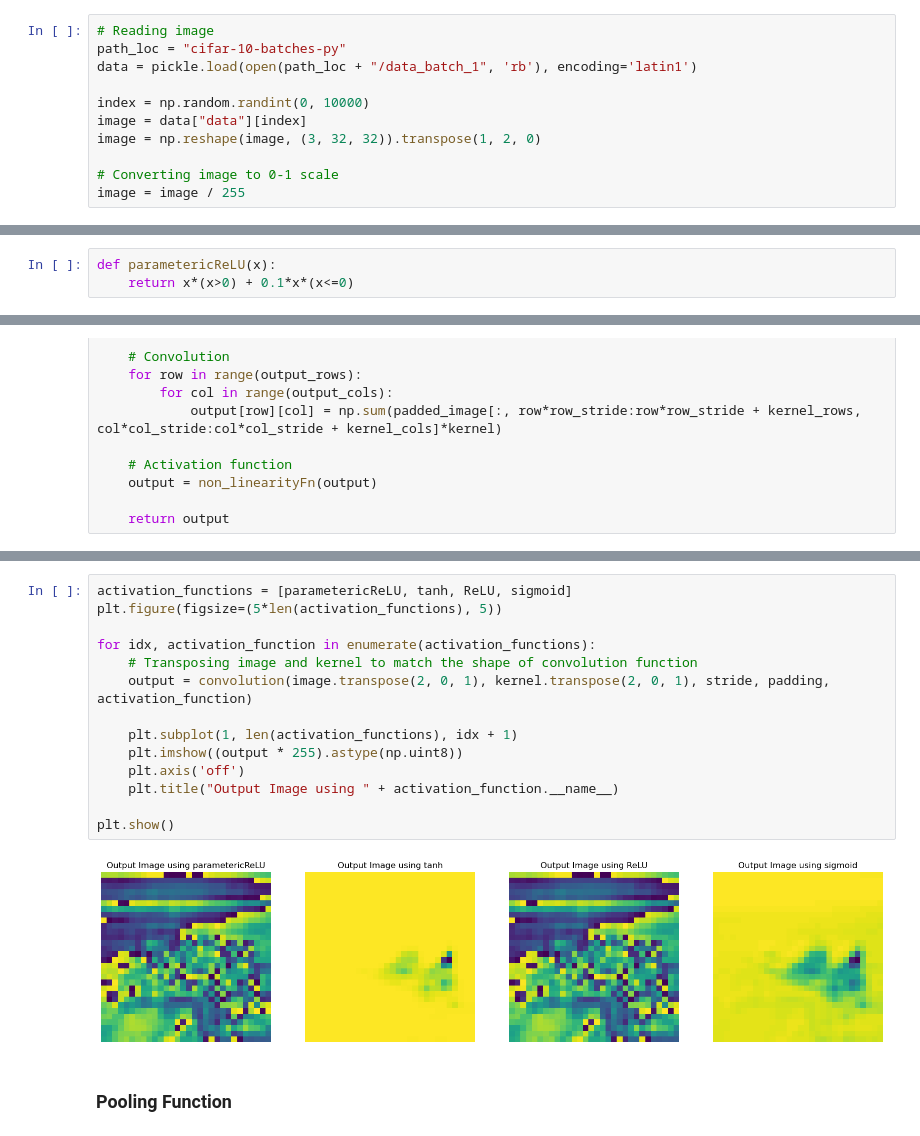
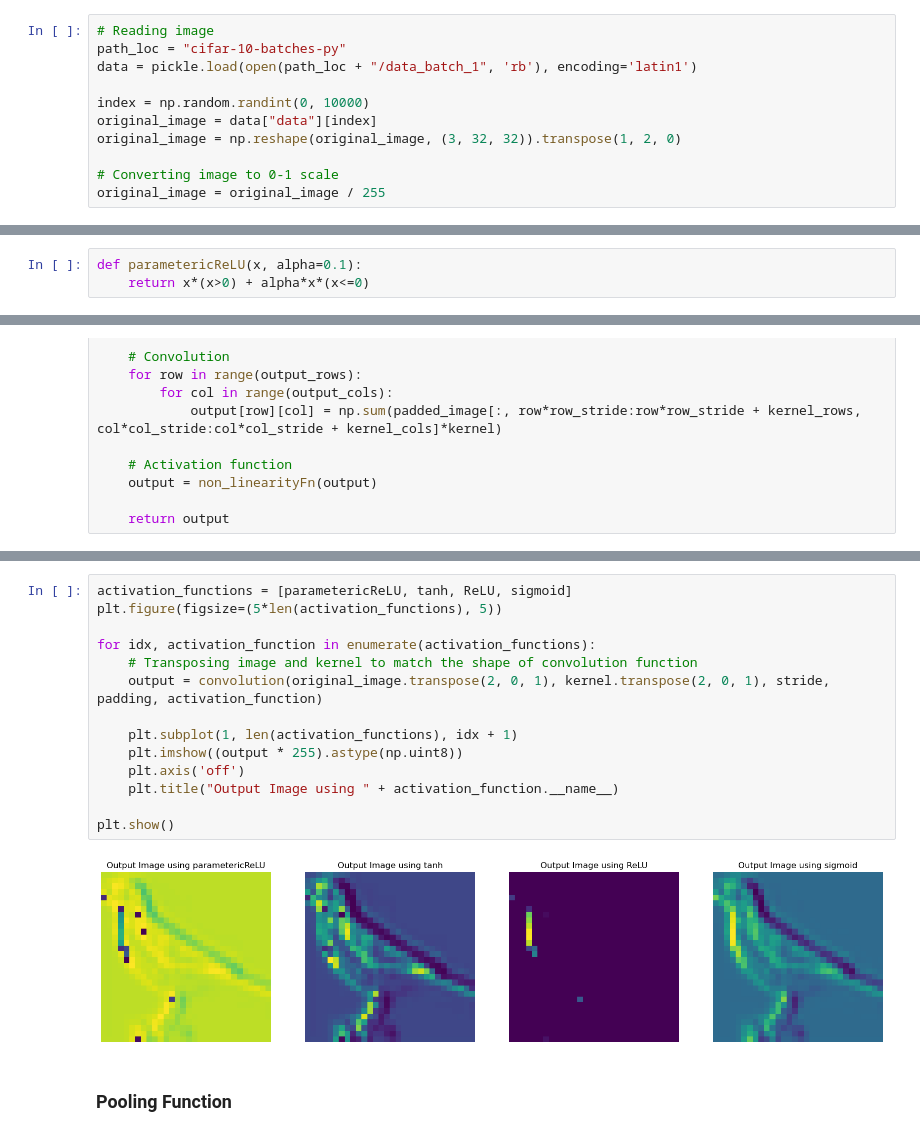
Before and after one commit to Divyanshu-Bhatt/EE6380-Deep-Learning, a Jupyter notebook: Assignment4/Assignment4.ipynb, the cells around one changed output, grey strips where cells are left out. Saved outputs shown, nothing was run; the diff lists cells and outputs as text.

```diff
--- a/Assignment4/Assignment4.ipynb
+++ b/Assignment4/Assignment4.ipynb
@@ -13,9 +13,9 @@ path_loc = "cifar-10-batches-py"
 data = pickle.load(open(path_loc + "/data_batch_1", 'rb'), encoding='latin1')
 
 index = np.random.randint(0, 10000)
-image = data["data"][index]
-image = np.reshape(image, (3, 32, 32)).transpose(1, 2, 0)
+original_image = data["data"][index]
+original_image = np.reshape(original_image, (3, 32, 32)).transpose(1, 2, 0)
 
 # Converting image to 0-1 scale
-image = image / 255
+original_image = original_image / 255
 # %%
@@ -28,8 +28,8 @@ plt.show()
 # %% [markdown]
 ### Activation Functions
 # %%
-def parametericReLU(x):
-    return x*(x>0) + 0.1*x*(x<=0)
+def parametericReLU(x, alpha=0.1):
+    return x*(x>0) + alpha*x*(x<=0)
 # %%
 def tanh(x):
     return np.tanh(x)
@@ -121,19 +121,19 @@ plt.show()
 # %%
 activation_functions = [parametericReLU, tanh, ReLU, sigmoid]
 plt.figure(figsize=(5*len(activation_functions), 5))
 
 for idx, activation_function in enumerate(activation_functions):
     # Transposing image and kernel to match the shape of convolution function
-    output = convolution(image.transpose(2, 0, 1), kernel.transpose(2, 0, 1), stride, padding, activation_function)
+    output = convolution(original_image.transpose(2, 0, 1), kernel.transpose(2, 0, 1), stride, padding, activation_function)
 
     plt.subplot(1, len(activation_functions), idx + 1)
     plt.imshow((output * 255).astype(np.uint8))
     plt.axis('off')
     plt.title("Output Image using " + activation_function.__name__)
 
 plt.show()
 # %% [output]
-[figure, old version]
+[figure, new version]
 # %% [markdown]
 ### Pooling Function
 # %%
```
Also changed, not shown: parts of 11 cells of this notebook.
